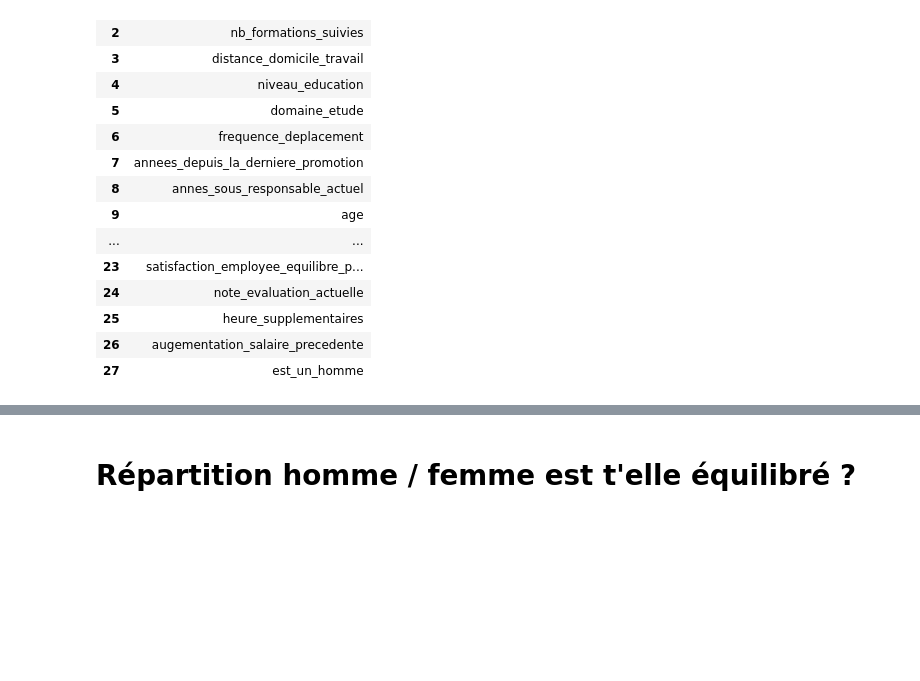
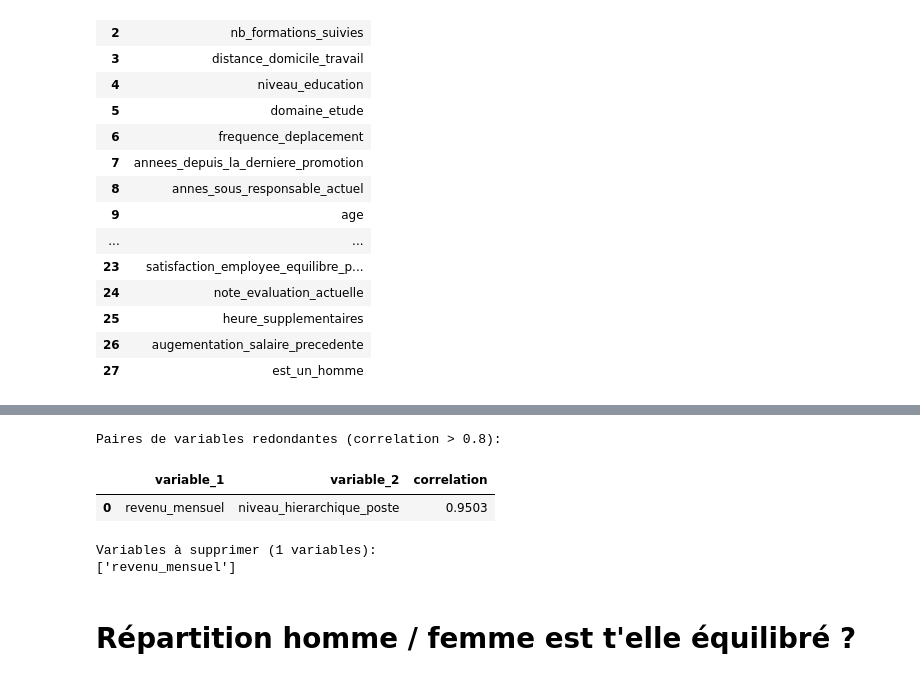
Before and after one commit to Ace4teaM/OCR-NovaTech, a Jupyter notebook: 2.exploration.ipynb, the cells around one changed output, grey strips where cells are left out. Saved outputs shown, nothing was run; the diff lists cells and outputs as text; code cells hidden in the pictures; blank space fills up the shorter version.

Commit message:
Montrer explicitement la suppression des variables redondantes

```diff
--- a/2.exploration.ipynb
+++ b/2.exploration.ipynb
@@ -60,3 +79,82 @@ df.describe().T
+# %%
+def identifier_variables_redondantes(df, seuil=0.8):
+    """
+    Identifie les paires de variables avec une corrélation > seuil
+
+    Parametres:
+    - df: DataFrame
+    - seuil: seuil de correlation (0.8 par defaut)
+
+    Retourne:
+    - paires_redondantes: DataFrame des paires redondantes
+    - variables_a_supprimer: liste des variables a supprimer
+    """
+    # Creer une copie pour ne pas modifier l'original
+    df_temp = df.copy()
+
+    # Selectionner toutes les colonnes numeriques
+    cols_num = df_temp.select_dtypes(include=['int64', 'float64']).columns.tolist()
+
+    # Matrice de correlation
+    corr_matrix = df_temp[cols_num].corr().abs()
+
+    # Obtient les features (hors target)
+    features = [c for c in cols_num if c != 'a_quitte_l_entreprise']
+
+    # Trouver les paires avec correlation > seuil
+    paires_redondantes = []
+    variables_a_supprimer = []
+
+    # test chaque variable les unes avec les autres
+    for i in range(len(features)):
+        for j in range(i+1, len(features)):
+            col1, col2 = features[i], features[j]
+            corr_val = corr_matrix.loc[col1, col2]
+
+            if corr_val > seuil:
+                paires_redondantes.append({
+                    'variable_1': col1,
+                    'variable_2': col2,
+                    'correlation': corr_val
+                })
+
+                # Decider laquelle supprimer (celle avec la plus faible correlation avec la target)
+                corr1 = corr_matrix.loc[col1, 'a_quitte_l_entreprise']
+                corr2 = corr_matrix.loc[col2, 'a_quitte_l_entreprise']
+
+                if corr1 < corr2:
+                    variables_a_supprimer.append(col1)
+                else:
+                    variables_a_supprimer.append(col2)
+
+    # Supprimer les doublons
+    variables_a_supprimer = list(set(variables_a_supprimer))
+
+    df_paires = pd.DataFrame(paires_redondantes)
+    df_paires = df_paires.sort_values('correlation', ascending=False)
+
+    return df_paires, variables_a_supprimer
+
+#--------------------------------------------------------------------------------
+# Execution
+#--------------------------------------------------------------------------------
+try:
+    df_paires_redondantes, variables_a_supprimer = identifier_variables_redondantes(df)
+
+    print("Paires de variables redondantes (correlation > 0.8):")
+    display(df_paires_redondantes)
+
+    print(f"\nVariables à supprimer ({len(variables_a_supprimer)} variables):")
+    print(variables_a_supprimer)
+
+except KeyError as e:
+    print(f"Erreur: {e}")
+# %% [output]
+Paires de variables redondantes (correlation > 0.8):
+|  | variable_1 | variable_2 | correlation |
+| 0 | revenu_mensuel | niveau_hierarchique_poste | 0.9503 |
+Variables à supprimer (1 variables):
+['revenu_mensuel']
 # %% [markdown]
 # Répartition homme / femme est t'elle équilibré ?
 # %%
```
Also changed, not shown: parts of 11 cells of this notebook, 2 other files.
